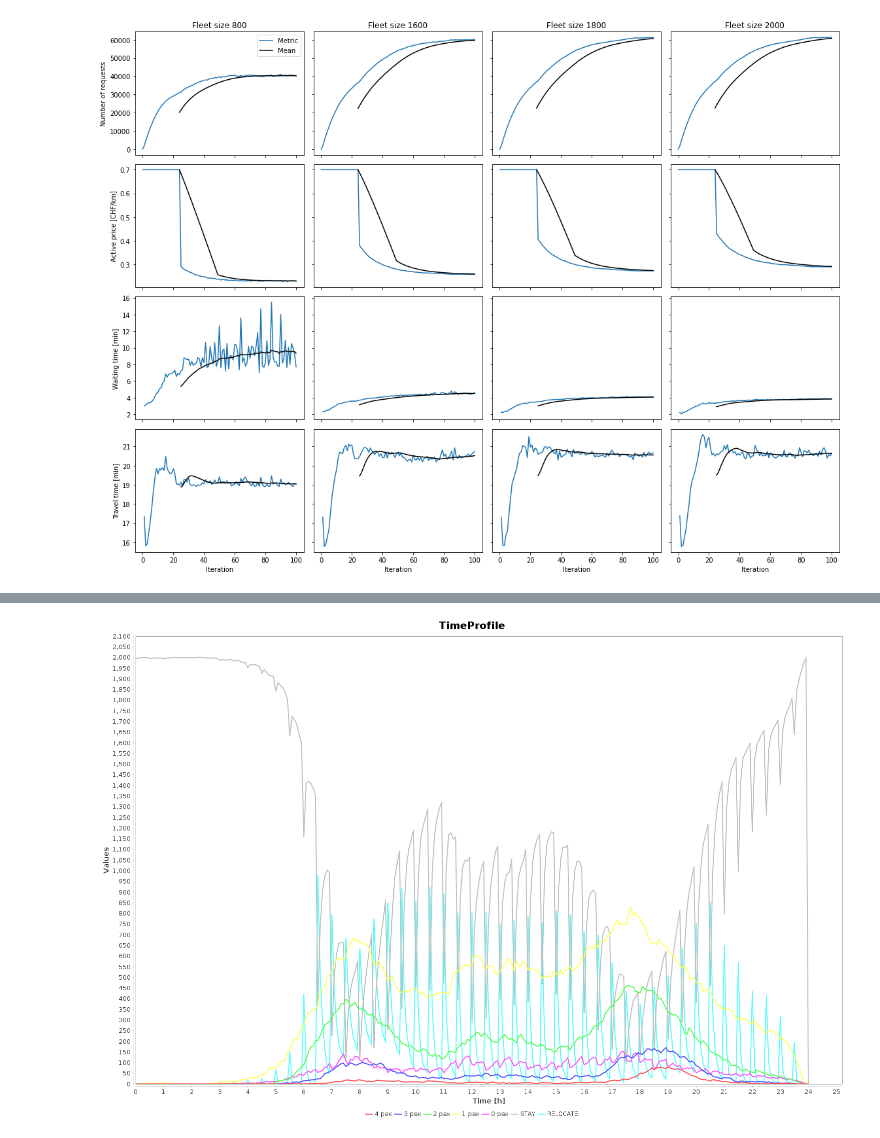
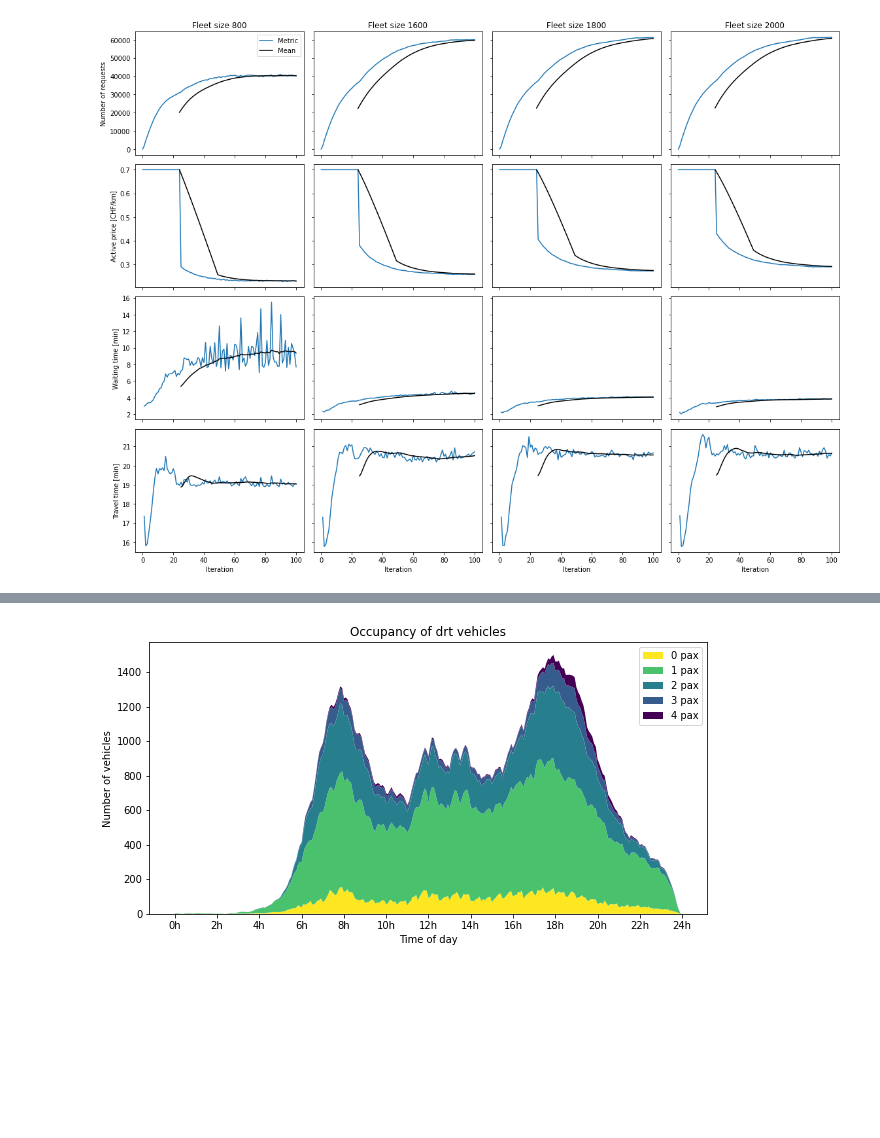
Before and after one commit to Sx-ETH/eqasim-java, a Jupyter notebook: switzerland/Analysis_notebooks/ASTRA_zurich_5km_10pct_ridepooling.ipynb, the cells around one changed output, grey strips where cells are left out. Drawn from its saved outputs; the diff is of its cells as text; code cells hidden in the pictures; blank space fills up the shorter version.

Commit message:
add occupancy plots

```diff
--- a/switzerland/Analysis_notebooks/ASTRA_zurich_5km_10pct_ridepooling.ipynb
+++ b/switzerland/Analysis_notebooks/ASTRA_zurich_5km_10pct_ridepooling.ipynb
@@ -65,5 +45,4 @@ Image(os.path.join(path, 'fleet_' + str(fleet_size), 'ITERS', 'it.100','100.occu
-# %%
-fleet_size = 2000
-Image(os.path.join(path, 'fleet_' + str(fleet_size), 'ITERS', 'it.100','100.occupancy_time_profiles_Line_drt.png'))
-# %% [output]
-[figure, removed]
+# %%
+ASTRA_plots_utils.plot_occupancy_drt(outputs[1800]['occupancy'][100])
+# %% [output]
+[figure, added]
```
Also changed, not shown: parts of 6 cells of this notebook, 1 other file.
